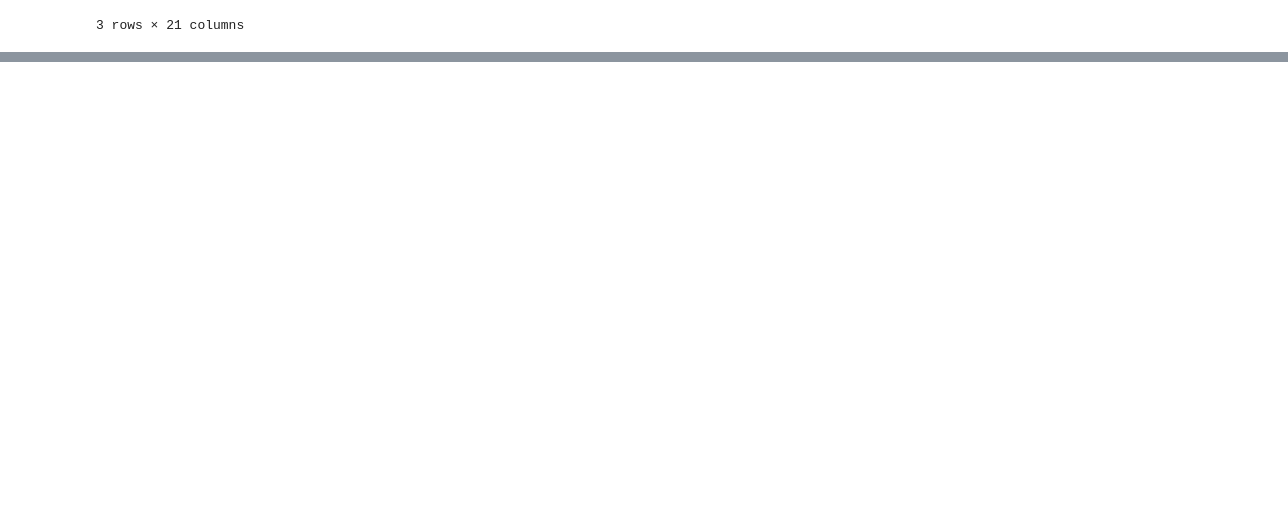
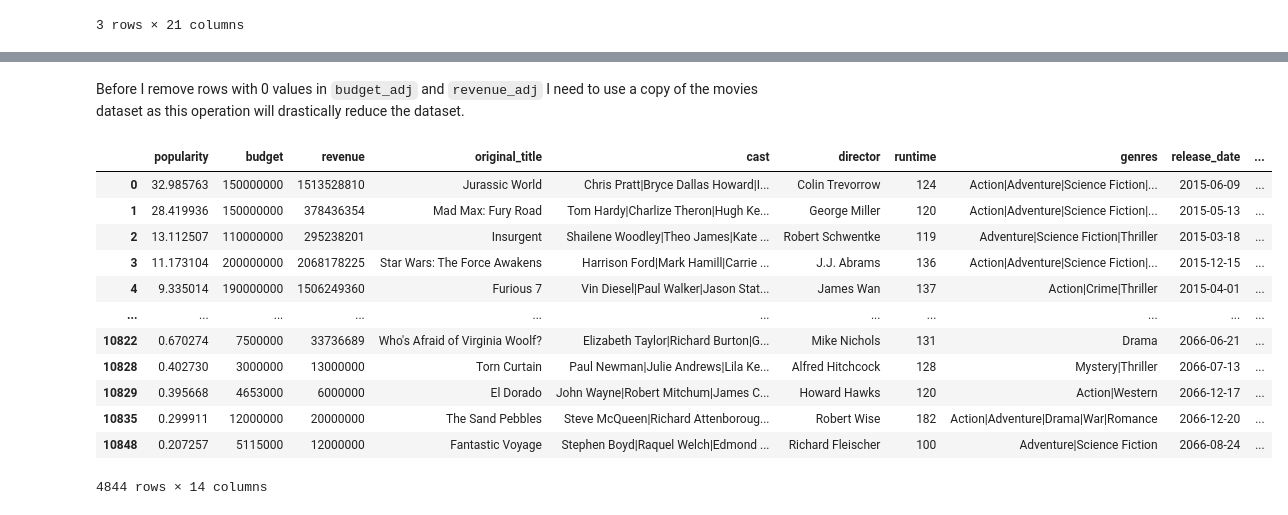
Before and after one commit to mccollins001/Investigate_movie_dataset, a Jupyter notebook: Investigate_movie_dataset.ipynb, the cells around one changed output, grey strips where cells are left out. Drawn from its saved outputs; the diff is of its cells as text; code cells hidden in the pictures; blank space fills up the shorter version.

```diff
--- a/Investigate_movie_dataset.ipynb
+++ b/Investigate_movie_dataset.ipynb
@@ -58,0 +80,3 @@ movies.head(3)
+# %%
+# Deleting columns that are not important for my analysis
+movies.drop(['id','imdb_id','overview','tagline', 'keywords','homepage', 'production_companies'],axis = 1, inplace = True)
@@ -58,0 +106,3 @@ movies.head(3)
+# %%
+movies.dropna(subset = ['genres', 'director','cast'], inplace = True)
+movies.info()
@@ -58,0 +127,21 @@ movies.head(3)
+# %%
+#changing release_date from object to date-time
+movies.release_date = pd.to_datetime(movies['release_date'])
+# %% [markdown]
+Before I remove rows with 0 values in `budget_adj` and `revenue_adj` I need to use a copy of the movies dataset as this operation will drastically reduce the dataset.
+# %%
+movies[movies['revenue_adj'] != 0]
+# %% [output]
+|  | popularity | budget | revenue | original_title | cast | director | runtime | genres | release_date | ... |
+| 0 | 32.985763 | 150000000 | 1513528810 | Jurassic World | Chris Pratt|Bryce Dallas Howard|I... | Colin Trevorrow | 124 | Action|Adventure|Science Fiction|... | 2015-06-09 | ... |
+| 1 | 28.419936 | 150000000 | 378436354 | Mad Max: Fury Road | Tom Hardy|Charlize Theron|Hugh Ke... | George Miller | 120 | Action|Adventure|Science Fiction|... | 2015-05-13 | ... |
+| 2 | 13.112507 | 110000000 | 295238201 | Insurgent | Shailene Woodley|Theo James|Kate ... | Robert Schwentke | 119 | Adventure|Science Fiction|Thriller | 2015-03-18 | ... |
+| 3 | 11.173104 | 200000000 | 2068178225 | Star Wars: The Force Awakens | Harrison Ford|Mark Hamill|Carrie ... | J.J. Abrams | 136 | Action|Adventure|Science Fiction|... | 2015-12-15 | ... |
+| 4 | 9.335014 | 190000000 | 1506249360 | Furious 7 | Vin Diesel|Paul Walker|Jason Stat... | James Wan | 137 | Action|Crime|Thriller | 2015-04-01 | ... |
+| ... | ... | ... | ... | ... | ... | ... | ... | ... | ... | ... |
+| 10822 | 0.670274 | 7500000 | 33736689 | Who's Afraid of Virginia Woolf? | Elizabeth Taylor|Richard Burton|G... | Mike Nichols | 131 | Drama | 2066-06-21 | ... |
+| 10828 | 0.402730 | 3000000 | 13000000 | Torn Curtain | Paul Newman|Julie Andrews|Lila Ke... | Alfred Hitchcock | 128 | Mystery|Thriller | 2066-07-13 | ... |
+| 10829 | 0.395668 | 4653000 | 6000000 | El Dorado | John Wayne|Robert Mitchum|James C... | Howard Hawks | 120 | Action|Western | 2066-12-17 | ... |
+| 10835 | 0.299911 | 12000000 | 20000000 | The Sand Pebbles | Steve McQueen|Richard Attenboroug... | Robert Wise | 182 | Action|Adventure|Drama|War|Romance | 2066-12-20 | ... |
+| 10848 | 0.207257 | 5115000 | 12000000 | Fantastic Voyage | Stephen Boyd|Raquel Welch|Edmond ... | Richard Fleischer | 100 | Adventure|Science Fiction | 2066-08-24 | ... |
+4844 rows × 14 columns
```
Also changed, not shown: parts of 13 cells of this notebook.
